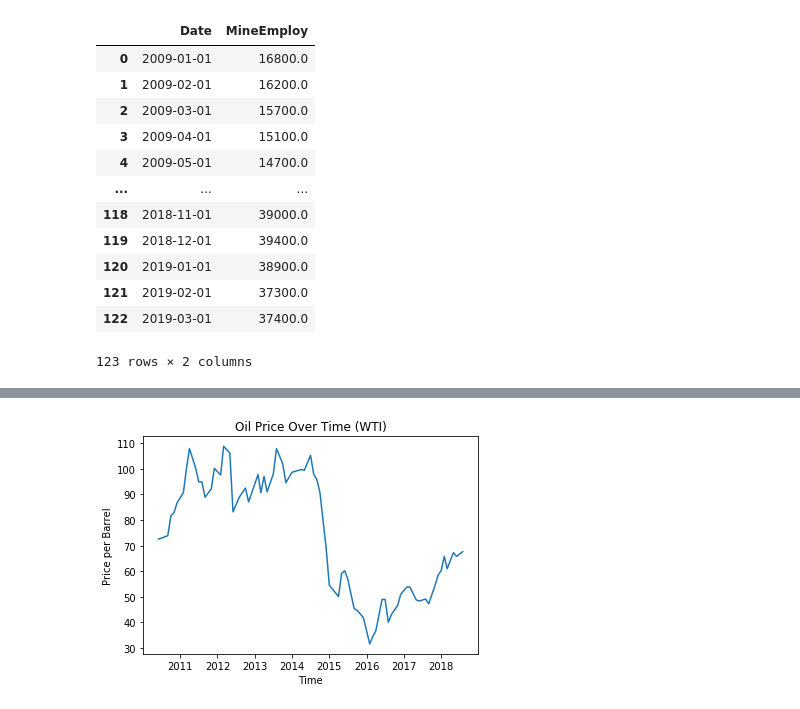
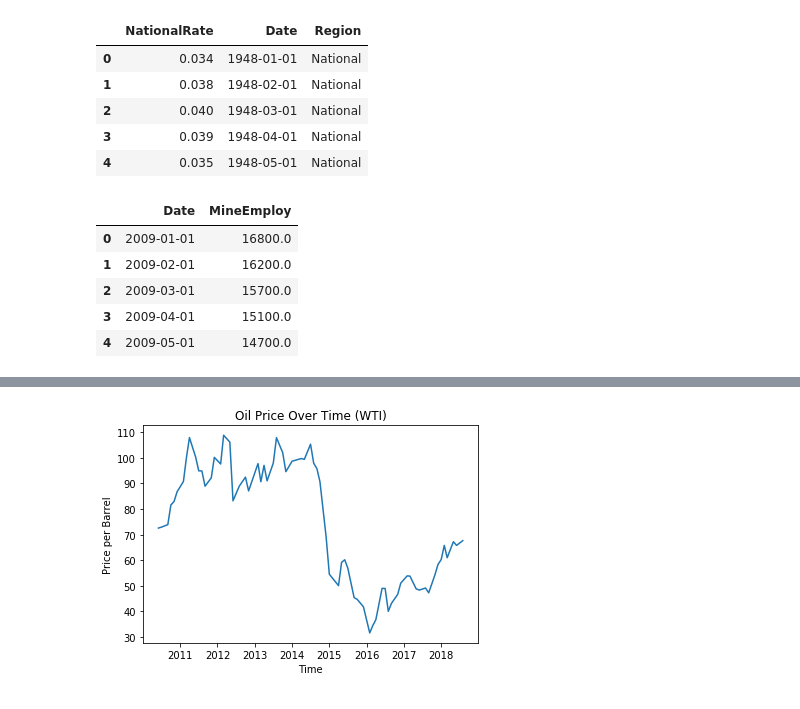
Before and after one commit to rorygwozdz/isf, a Jupyter notebook: shatterproofing_code/risk.ipynb, the cells around one changed output, grey strips where cells are left out. Cells and saved outputs as stored; diff of their text form; code cells hidden in the pictures.

```diff
--- a/shatterproofing_code/risk.ipynb
+++ b/shatterproofing_code/risk.ipynb
@@ -59,17 +53,19 @@ total_employees
+# %%
+unemployment_rate_nat.head()
+# %% [output]
+|  | NationalRate | Date | Region |
+| 0 | 0.034 | 1948-01-01 | National |
+| 1 | 0.038 | 1948-02-01 | National |
+| 2 | 0.040 | 1948-03-01 | National |
+| 3 | 0.039 | 1948-04-01 | National |
+| 4 | 0.035 | 1948-05-01 | National |
 # %%
-mining_employment
+mining_employment.head()
 # %% [output]
 |  | Date | MineEmploy |
 | 0 | 2009-01-01 | 16800.0 |
 | 1 | 2009-02-01 | 16200.0 |
 | 2 | 2009-03-01 | 15700.0 |
 | 3 | 2009-04-01 | 15100.0 |
 | 4 | 2009-05-01 | 14700.0 |
-| ... | ... | ... |
-| 118 | 2018-11-01 | 39000.0 |
-| 119 | 2018-12-01 | 39400.0 |
-| 120 | 2019-01-01 | 38900.0 |
-| 121 | 2019-02-01 | 37300.0 |
-| 122 | 2019-03-01 | 37400.0 |
-123 rows × 2 columns
 # %%
```
Also changed, not shown: parts of 24 cells of this notebook, 15 other files.
